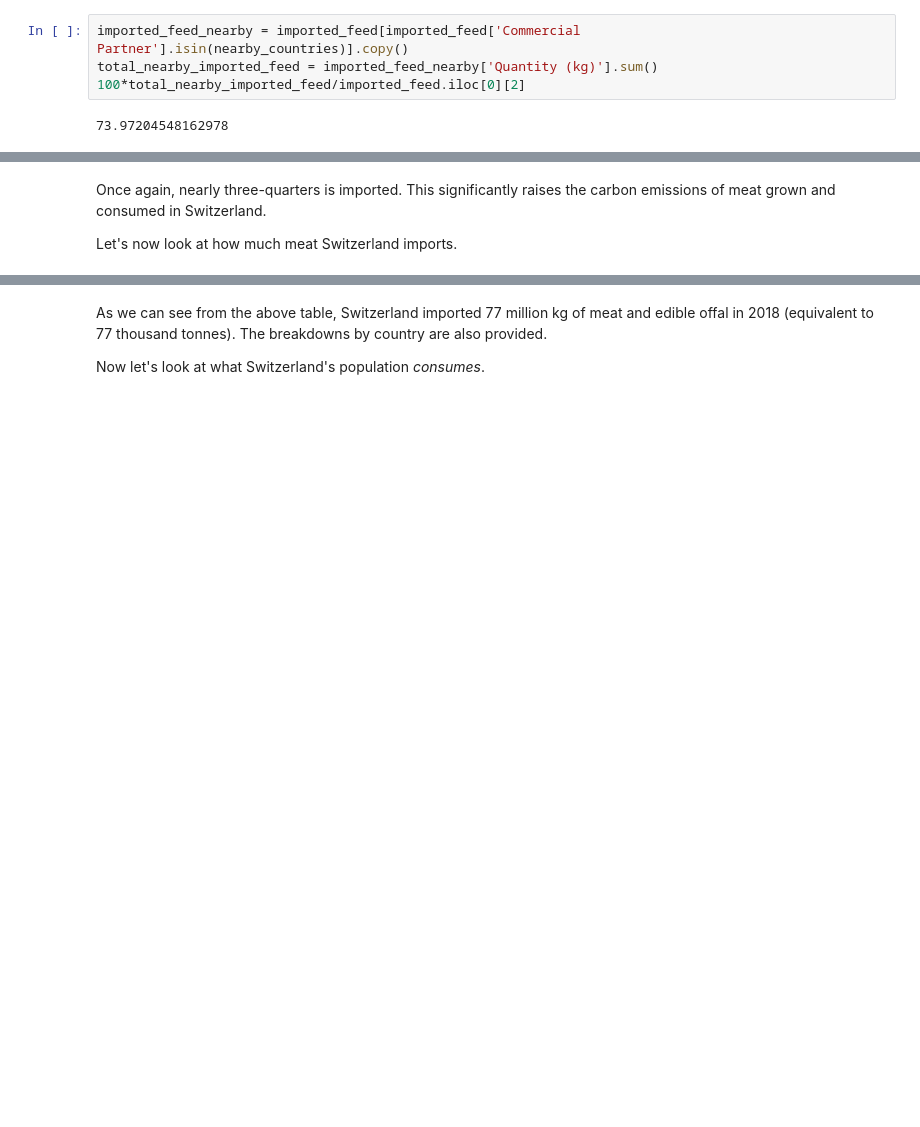
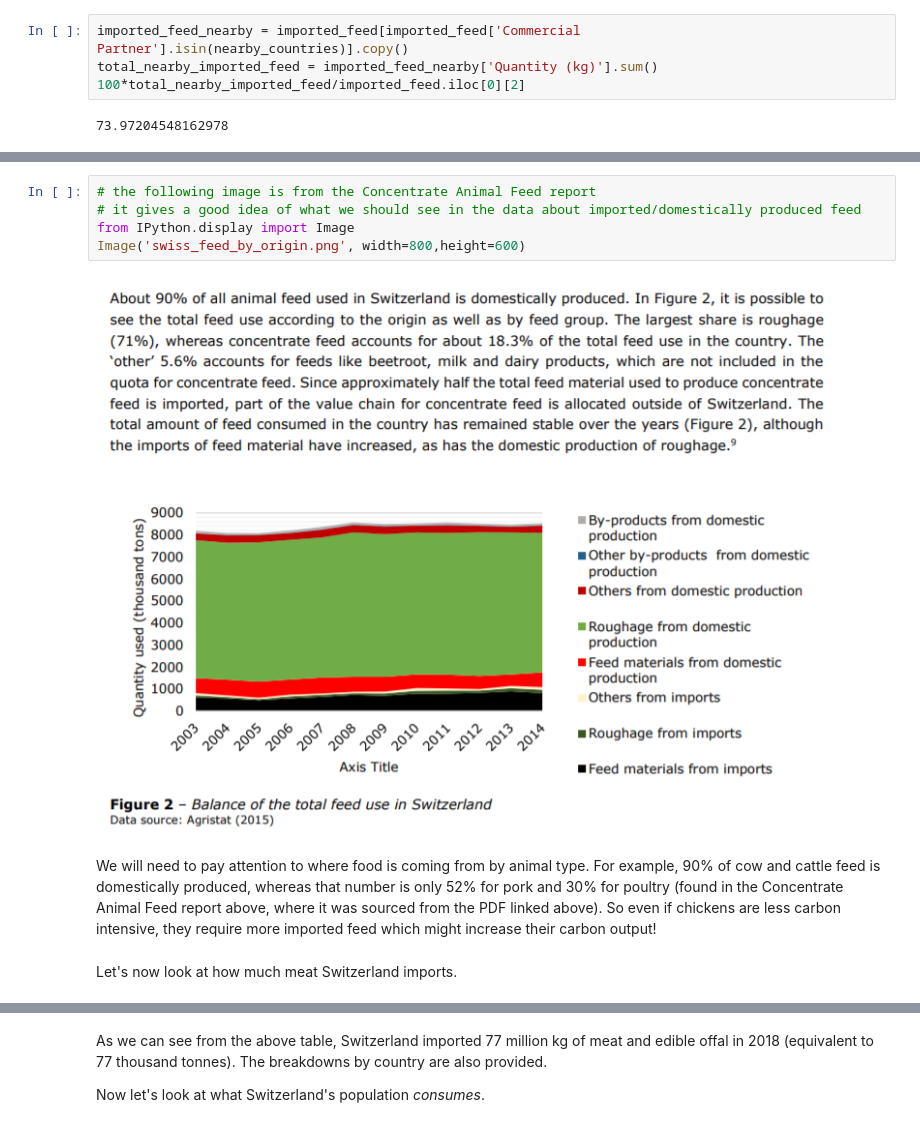
Before and after one commit to valentinoli/ada-2019-project-adagio, a Jupyter notebook: src/Reduce-Swiss-foodprint.ipynb, the cells around one changed output, grey strips where cells are left out. Drawn from its saved outputs; the diff is of its cells as text; blank space fills up the shorter version.

Commit message:
Discussion about other data sources and furthering initial idea

```diff
--- a/src/Reduce-Swiss-foodprint.ipynb
+++ b/src/Reduce-Swiss-foodprint.ipynb
@@ -87,6 +95,13 @@ total_nearby_imported_feed = imported_feed_nearby['Quantity (kg)'].sum()
+# %%
+# the following image is from the Concentrate Animal Feed report
+# it gives a good idea of what we should see in the data about imported/domestically produced feed
+from IPython.display import Image
+Image('swiss_feed_by_origin.png', width=800,height=600)
+# %% [output]
+[figure, added]
+# %% [markdown]
+We will need to pay attention to where food is coming from by animal type. For example, 90% of cow and cattle feed is domestically produced, whereas that number is only 52% for pork and 30% for poultry (found in the Concentrate Animal Feed report above, where it was sourced from the PDF linked above). So even if chickens are less carbon intensive, they require more imported feed which might increase their carbon output!
 # %% [markdown]
-Once again, nearly three-quarters is imported. This significantly raises the carbon emissions of meat grown and consumed in Switzerland.
-
 Let's now look at how much meat Switzerland imports.
 # %%
 # should download this data for 2017 instead to match swiss emissions and consumption data
```
Also changed, not shown: parts of 10 cells of this notebook, 1 other file.
